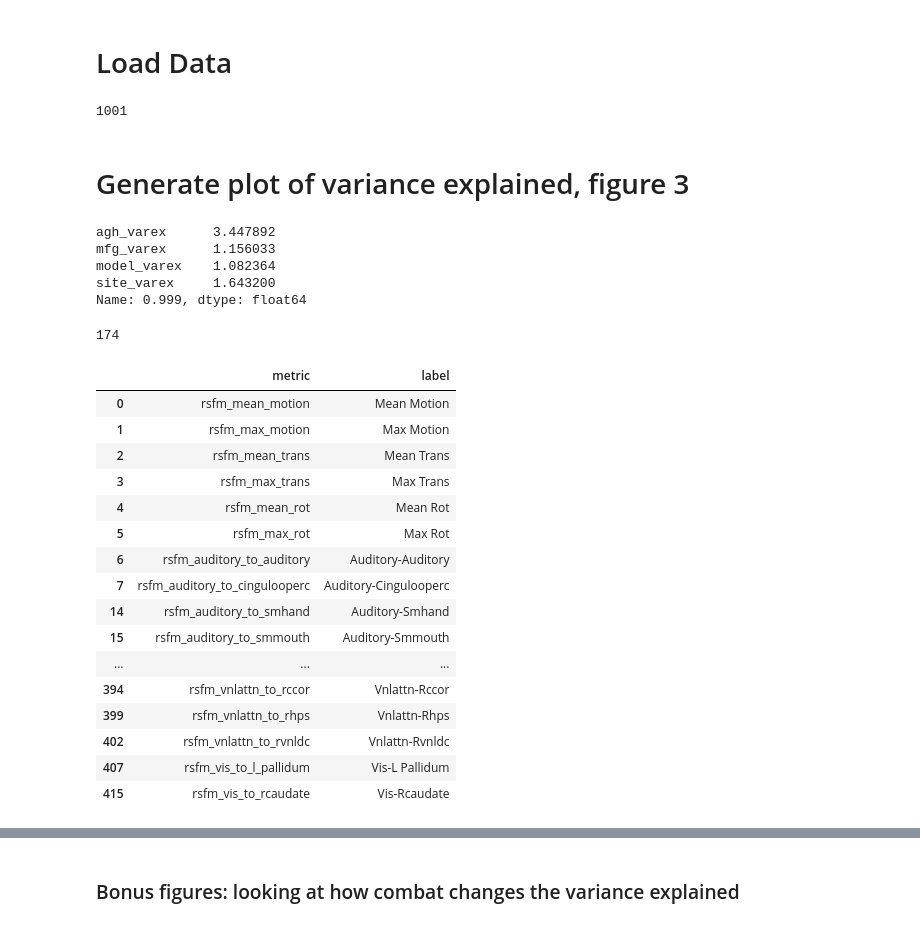
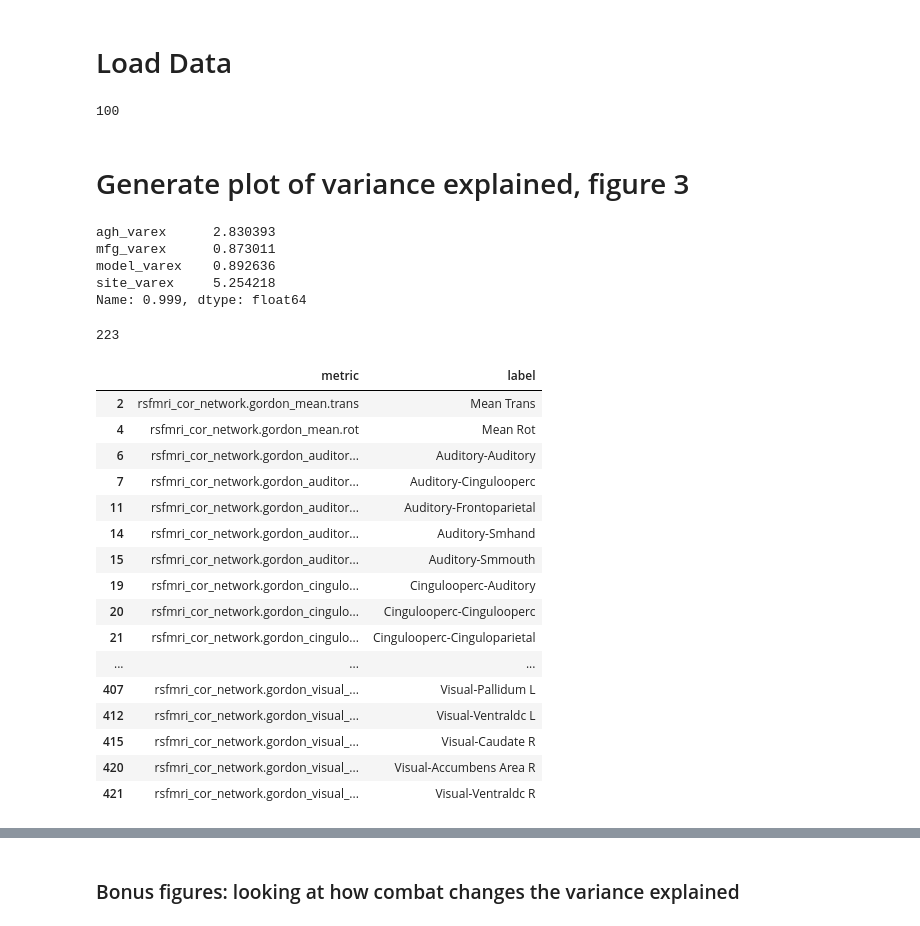
Before and after one commit to nih-fmrif/nielson_abcd_2018, a Jupyter notebook: proc_perm_results_con.ipynb, the cells around one changed output, grey strips where cells are left out. Saved outputs shown, nothing was run; the diff lists cells and outputs as text; code cells hidden in the pictures.

```diff
--- a/proc_perm_results_con.ipynb
+++ b/proc_perm_results_con.ipynb
@@ -150,20 +150,20 @@ def make_bar_list(factors, to_plot, to_plot_sig, group_offset=1.5, left_start=0,
     return fplist
 # %%
 data_dir = Path('data')
-swarm_out_dir = Path('swarm_out')
+swarm_out_dir = Path('release11')
 # %% [markdown]
 # Load Data
 # %%
 # Either load consolidated permutation results or load individual permuatation pkzs and consolidate them
-con_mod_res_path = data_dir/'con_mod_separate_1000.pkz'
-var_res_path = data_dir/'var_res_separate_1000.pkz'
-cb_var_res_path = data_dir/'cb_var_res_separate_1000.pkz'
+con_mod_res_path = data_dir/'con_mod_separate_100.pkz'
+var_res_path = data_dir/'var_res_separate_100.pkz'
+cb_var_res_path = data_dir/'cb_var_res_separate_100.pkz'
 
 try:
     con_mod_res = pd.read_pickle(con_mod_res_path)
     var_res = pd.read_pickle(var_res_path).reset_index(drop=True)
     cb_var_res = pd.read_pickle(cb_var_res_path).reset_index(drop=True)
-except FileNotFoundError:
+except (FileNotFoundError, EOFError):
     con_pks = sorted(list(swarm_out_dir.glob('*_con.pkz')))
     con_mod_res = []
     var_res = []
@@ -174,23 +174,21 @@ except FileNotFoundError:
         con_mod_res.append(pd.DataFrame(pkr[0]))
         var_res.append(pd.DataFrame(pkr[1]))
         cb_var_res.append(pd.DataFrame(pkr[2]))
-    con_mod_res = pd.concat(con_mod_res)
-    var_res = pd.concat(var_res)
-    cb_var_res = pd.concat(cb_var_res)
-    con_mod_res.to_pickle(con_mod_res_path)
-    var_res.to_pickle(var_res_path)
-    cb_var_res.to_pickle(cb_var_res_path)
+    con_mod_res = pd.concat(con_mod_res, ignore_index=True)
+    var_res = pd.concat(var_res, ignore_index=True)
+    cb_var_res = pd.concat(cb_var_res, ignore_index=True)
+    #con_mod_res.to_pickle(con_mod_res_path)
+    #var_res.to_pickle(var_res_path)
+    #cb_var_res.to_pickle(cb_var_res_path)
 
-# I saved out adjusted R2, charles reccomends I use unadjusted R2 instead
-var_res = get_unadj_r2(var_res, 2159)
-cb_var_res = get_unadj_r2(cb_var_res, 2159)
+
 var_res = get_varex(var_res)
 cb_var_res = get_varex(cb_var_res)
 # %%
 # Check number of permutations
 con_mod_res.pn.nunique()
 # %% [output]
-1001
+100
 # %% [markdown]
 # Generate plot of variance explained, figure 3
 # %%
@@ -203,46 +201,45 @@ sig_df = var_res.groupby('pn')['agh_varex','mfg_varex','model_varex','site_varex
 cb_sig_df =cb_var_res.groupby('pn')['agh_varex','mfg_varex','model_varex','site_varex'].max().quantile([0.999]).iloc[0, :]
 sig_df
 # %% [output]
-agh_varex      3.447892
-mfg_varex      1.156033
-model_varex    1.082364
-site_varex     1.643200
+agh_varex      2.830393
+mfg_varex      0.873011
+model_varex    0.892636
+site_varex     5.254218
 Name: 0.999, dtype: float64
+# %%
+to_plot = var_res.merge(cb_var_res.loc[:,['pn','metric','agh_varex','mfg_varex','model_varex','site_varex']], on = ['pn','metric'], suffixes=('','_cb')).query('pn==0')
+to_plot['label'] = to_plot.metric.str.replace('lh', 'l').str.replace('rh', 'r').str.replace('rsfmri_cor_', '').str.replace('network.gordon_', '').str.replace('network.gordon_', '').str.replace('subcort.aseg_', '').str.replace('.', ' ').str.title().str.split('_').str.join('-')
 # %%
-to_plot = var_res.merge(cb_var_res.loc[:,['pn','metric','agh_varex','mfg_varex','model_varex','site_varex']], on = ['pn','metric'], suffixes=('','_cb')).query('pn==0')
-to_plot['label'] = to_plot.metric.str.split('_').str[1:].str.join(' ').str.title().str.replace(' To ', '-')
-
-
 cm_ind = (to_plot.mfg_varex >= sig_df.mfg_varex) | (to_plot.model_varex >= sig_df.model_varex) | (to_plot.site_varex >= sig_df.site_varex)
 # Look at the number of metrics that have significant
 # variance accounted for by mfg, model, or site
 cm_ind.sum()
 
 # Look at the list of significant metrics
 to_plot.loc[cm_ind, ['metric', 'label']]
 
 to_plot = to_plot.loc[cm_ind,:].rename(columns={'mfg_varex': 'Manufacturer','model_varex': 'Model','site_varex': 'Site','agh_varex': 'Age, Gender, & Handedness'})
 to_plot_sig = sig_df.rename(index={'mfg_varex': 'Manufacturer','model_varex': 'Model','site_varex': 'Site','agh_varex': 'Age, Gender, & Handedness'})
 to_plot_sig_cb = cb_sig_df.rename(index={'mfg_varex': 'mfg_varex_cb','model_varex': 'model_varex_cb','site_varex': 'site_varex_cb','agh_varex': 'agh_varex_cb'})
 # %% [output]
-174
+223
 |  | metric | label |
-| 0 | rsfm_mean_motion | Mean Motion |
-| 1 | rsfm_max_motion | Max Motion |
-| 2 | rsfm_mean_trans | Mean Trans |
-| 3 | rsfm_max_trans | Max Trans |
-| 4 | rsfm_mean_rot | Mean Rot |
-| 5 | rsfm_max_rot | Max Rot |
-| 6 | rsfm_auditory_to_auditory | Auditory-Auditory |
-| 7 | rsfm_auditory_to_cingulooperc | Auditory-Cingulooperc |
-| 14 | rsfm_auditory_to_smhand | Auditory-Smhand |
-| 15 | rsfm_auditory_to_smmouth | Auditory-Smmouth |
+| 2 | rsfmri_cor_network.gordon_mean.trans | Mean Trans |
+| 4 | rsfmri_cor_network.gordon_mean.rot | Mean Rot |
+| 6 | rsfmri_cor_network.gordon_auditor... | Auditory-Auditory |
+| 7 | rsfmri_cor_network.gordon_auditor... | Auditory-Cingulooperc |
+| 11 | rsfmri_cor_network.gordon_auditor... | Auditory-Frontoparietal |
+| 14 | rsfmri_cor_network.gordon_auditor... | Auditory-Smhand |
+| 15 | rsfmri_cor_network.gordon_auditor... | Auditory-Smmouth |
+| 19 | rsfmri_cor_network.gordon_cingulo... | Cingulooperc-Auditory |
+| 20 | rsfmri_cor_network.gordon_cingulo... | Cingulooperc-Cingulooperc |
+| 21 | rsfmri_cor_network.gordon_cingulo... | Cingulooperc-Cinguloparietal |
 | ... | ... | ... |
-| 394 | rsfm_vnlattn_to_rccor | Vnlattn-Rccor |
-| 399 | rsfm_vnlattn_to_rhps | Vnlattn-Rhps |
-| 402 | rsfm_vnlattn_to_rvnldc | Vnlattn-Rvnldc |
-| 407 | rsfm_vis_to_l_pallidum | Vis-L Pallidum |
-| 415 | rsfm_vis_to_rcaudate | Vis-Rcaudate |
+| 407 | rsfmri_cor_network.gordon_visual_... | Visual-Pallidum L |
+| 412 | rsfmri_cor_network.gordon_visual_... | Visual-Ventraldc L |
+| 415 | rsfmri_cor_network.gordon_visual_... | Visual-Caudate R |
+| 420 | rsfmri_cor_network.gordon_visual_... | Visual-Accumbens Area R |
+| 421 | rsfmri_cor_network.gordon_visual_... | Visual-Ventraldc R |
 # %%
 # Define factors
 varex_factors = ['Manufacturer','Model','Site','Age, Gender, & Handedness']
```
Also changed, not shown: parts of 37 cells of this notebook.
